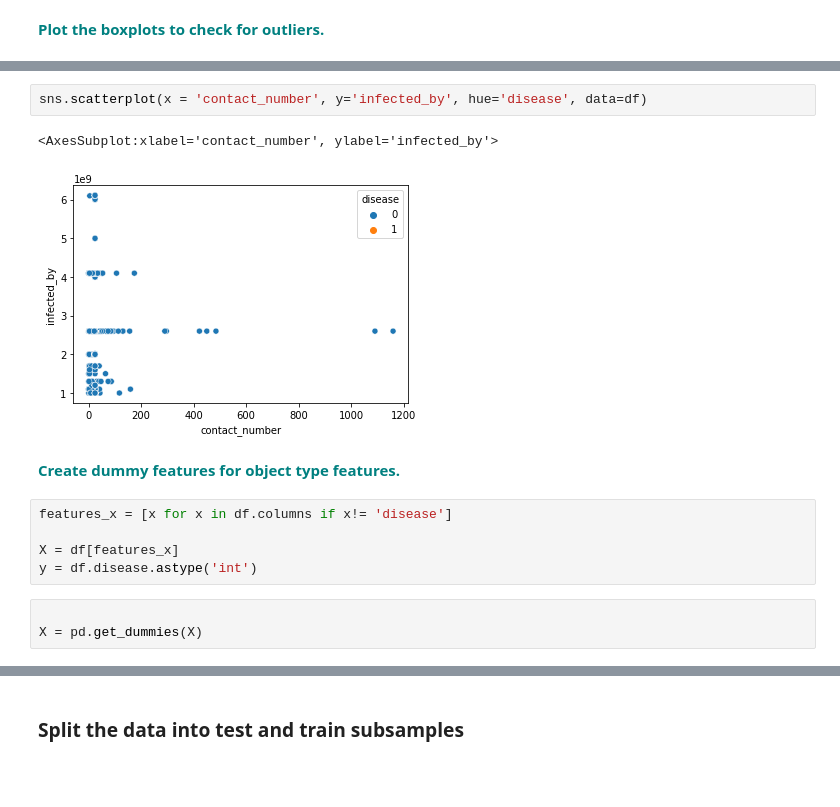
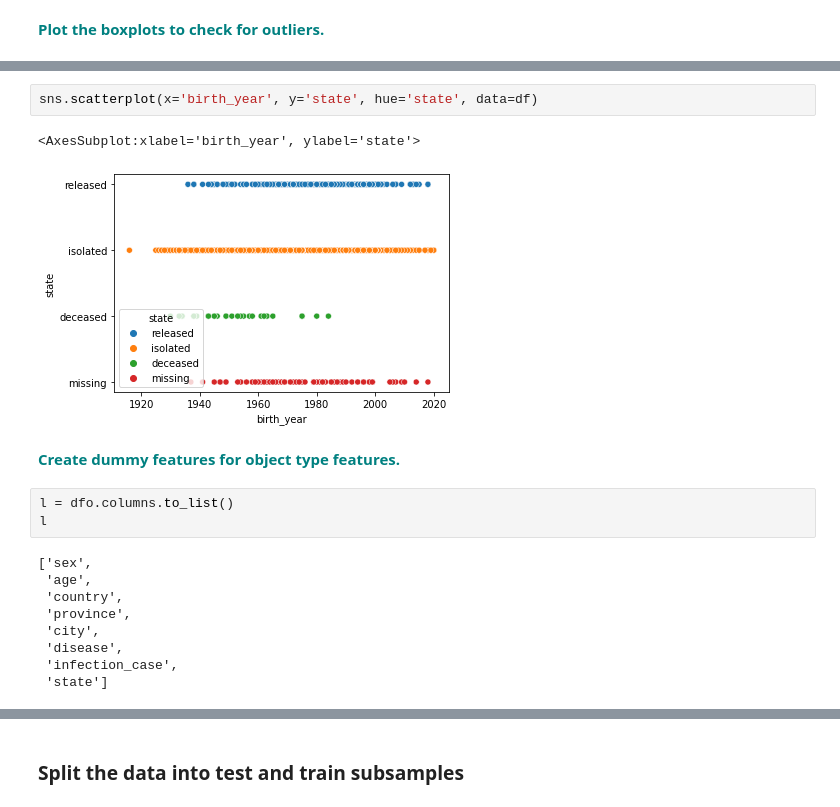
Before and after one commit to ElectricSheep007/UNH-Repo, a Jupyter notebook: RandomForest_Covid_Case_Study_06302020/RandomForest_casestudy_covid19_sf_10_29.ipynb, the cells around one changed output, grey strips where cells are left out. Cells and saved outputs as stored; diff of their text form; blank space fills up the shorter version.

Commit message:
completed boxplots and completed case study

```diff
--- a/RandomForest_Covid_Case_Study_06302020/RandomForest_casestudy_covid19_sf_10_29.ipynb
+++ b/RandomForest_Covid_Case_Study_06302020/RandomForest_casestudy_covid19_sf_10_29.ipynb
@@ -461,15 +470,19 @@ array([[<AxesSubplot:title={'center':'birth_year'}, xlabel='[age]'>,
 # %%
-sns.scatterplot(x = 'contact_number', y='infected_by', hue='disease', data=df)
+sns.scatterplot(x='birth_year', y='state', hue='state', data=df)
 # %% [output]
-<AxesSubplot:xlabel='contact_number', ylabel='infected_by'>
+<AxesSubplot:xlabel='birth_year', ylabel='state'>
-[figure, old version]
+[figure, new version]
 # %% [markdown]
 **<font color='teal'> Create dummy features for object type features. </font>**
-# %%
-features_x = [x for x in df.columns if x!= 'disease']
-
-X = df[features_x]
-y = df.disease.astype('int')
-# %%
-
-X = pd.get_dummies(X)
+# %%
+l = dfo.columns.to_list()
+l
+# %% [output]
+['sex',
+ 'age',
+ 'country',
+ 'province',
+ 'city',
+ 'disease',
+ 'infection_case',
+ 'state']
```
Also changed, not shown: parts of 16 cells of this notebook.
